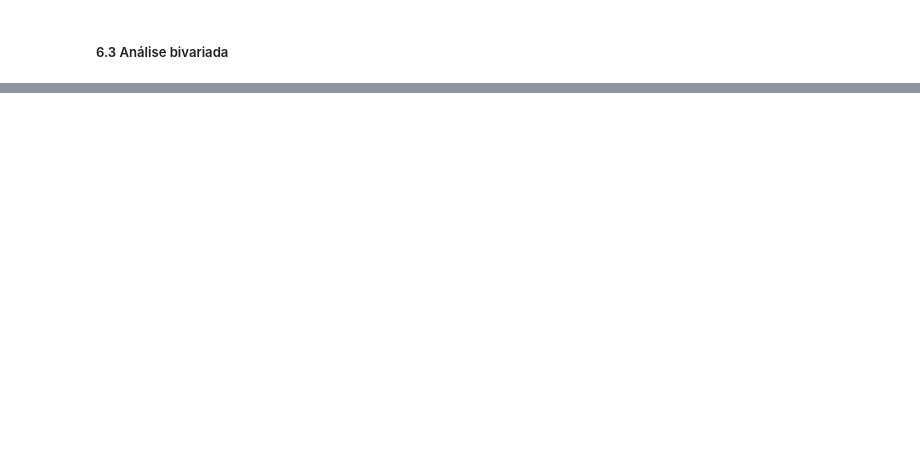
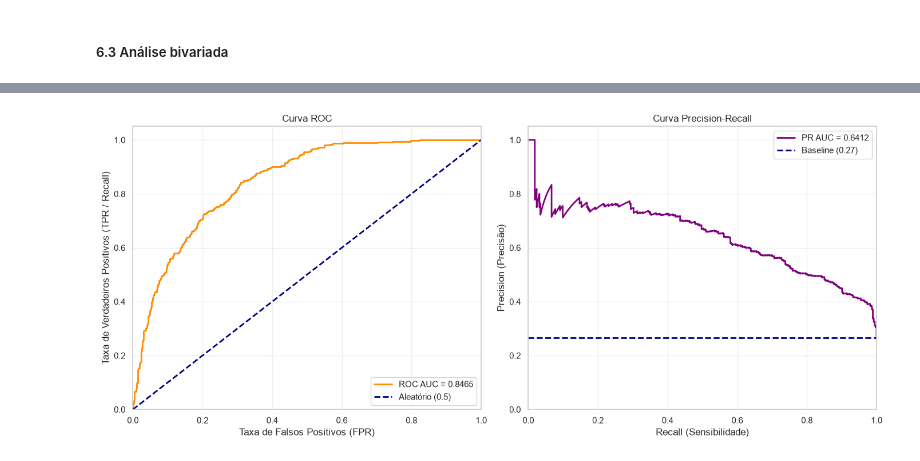
Before and after one commit to karla-gomes/fiap-customer-churn, a Jupyter notebook: notebooks/01_eda_baseline.ipynb, the cells around one changed output, grey strips where cells are left out. Saved outputs shown, nothing was run; the diff lists cells and outputs as text; code cells hidden in the pictures; blank space fills up the shorter version.

```diff
--- a/notebooks/01_eda_baseline.ipynb
+++ b/notebooks/01_eda_baseline.ipynb
@@ -660,0 +928,46 @@ Target: `Churn Value` (1 = cancelou no trimestre, conforme o dicionário de dado
+# %%
+import matplotlib.pyplot as plt
+from sklearn.metrics import roc_curve, auc, precision_recall_curve, average_precision_score
+
+# Configuração da figura com 2 subplots lado a lado
+fig, (ax1, ax2) = plt.subplots(1, 2, figsize=(14, 6))
+
+# ==========================================
+# 1. CURVA ROC
+# ==========================================
+fpr, tpr, _ = roc_curve(y_test, y_proba)
+roc_auc_val = auc(fpr, tpr)
+
+ax1.plot(fpr, tpr, color='darkorange', lw=2, label=f'ROC AUC = {roc_auc_val:.4f}')
+ax1.plot([0, 1], [0, 1], color='navy', lw=2, linestyle='--', label='Aleatório (0.5)')
+ax1.set_xlim([0.0, 1.0])
+ax1.set_ylim([0.0, 1.05])
+ax1.set_xlabel('Taxa de Falsos Positivos (FPR)')
+ax1.set_ylabel('Taxa de Verdadeiros Positivos (TPR / Recall)')
+ax1.set_title('Curva ROC')
+ax1.legend(loc="lower right")
+ax1.grid(alpha=0.3)
+
+# ==========================================
+# 2. CURVA PRECISION-RECALL (PR)
+# ==========================================
+precision, recall, _ = precision_recall_curve(y_test, y_proba)
+pr_auc_val = average_precision_score(y_test, y_proba)
+
+# Linha de base para PR é a proporção da classe positiva no dataset
+baseline_pr = sum(y_test) / len(y_test)
+
+ax2.plot(recall, precision, color='purple', lw=2, label=f'PR AUC = {pr_auc_val:.4f}')
+ax2.axhline(y=baseline_pr, color='navy', lw=2, linestyle='--', label=f'Baseline ({baseline_pr:.2f})')
+ax2.set_xlim([0.0, 1.0])
+ax2.set_ylim([0.0, 1.05])
+ax2.set_xlabel('Recall (Sensibilidade)')
+ax2.set_ylabel('Precision (Precisão)')
+ax2.set_title('Curva Precision-Recall')
+ax2.legend(loc="upper right")
+ax2.grid(alpha=0.3)
+
+plt.tight_layout()
+plt.show()
+# %% [output]
+[figure, added]
```
Also changed, not shown: parts of 36 cells of this notebook.
